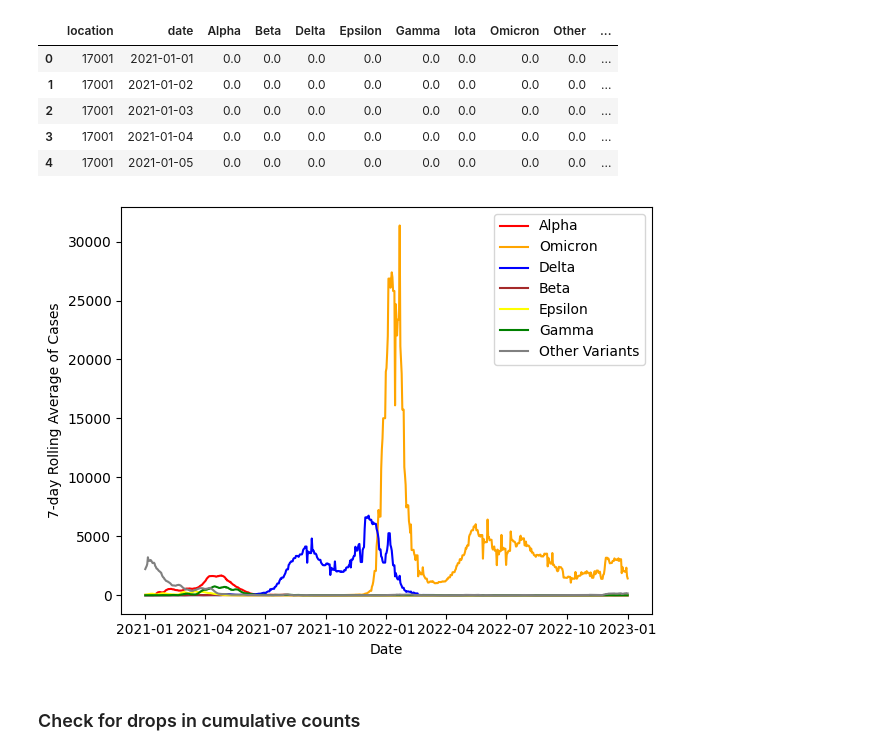
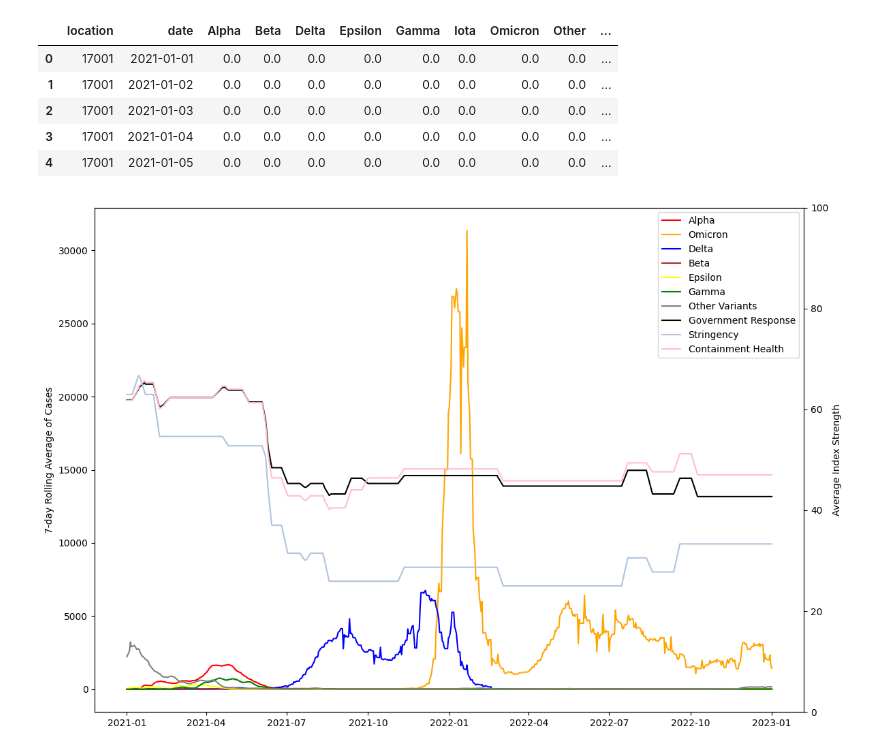
Before and after one commit to roomtempfusion/STAT-461-Group-Project, a Jupyter notebook: data processing/data_processor.ipynb, the cells around one changed output. Saved outputs shown, nothing was run; the diff lists cells and outputs as text; code cells hidden in the pictures.

Commit message:
More graphics code

```diff
--- a/data processing/data_processor.ipynb
+++ b/data processing/data_processor.ipynb
@@ -785,21 +785,32 @@ combined_covariates_v3_rolling.head()
 # %%
 tmp_3 = combined_covariates_v3_rolling.groupby('date').sum().reset_index()
 
-plt.plot(tmp_3['date'], tmp_3['Alpha'], color='red', label='Alpha')
-plt.plot(tmp_3['date'], tmp_3['Omicron'], color='orange', label='Omicron')
-plt.plot(tmp_3['date'], tmp_3['Delta'], color='blue', label='Delta')
-plt.plot(tmp_3['date'], tmp_3['Beta'], color='brown', label='Beta')
-plt.plot(tmp_3['date'], tmp_3['Epsilon'], color='yellow', label='Epsilon')
-plt.plot(tmp_3['date'], tmp_3['Gamma'], color='green', label='Gamma')
-plt.plot(tmp_3['date'], tmp_3['Other'], color='gray', label='Other Variants')
-plt.legend()
-plt.ylabel('7-day Rolling Average of Cases')
+fig, ax1 = plt.subplots(figsize=(12,8))
+
+ax2 = ax1.twinx()  # create secondary y-axis
+
+ax1.plot(tmp_3['date'], tmp_3['Alpha'], color='red', label='Alpha')
+ax1.plot(tmp_3['date'], tmp_3['Omicron'], color='orange', label='Omicron')
+ax1.plot(tmp_3['date'], tmp_3['Delta'], color='blue', label='Delta')
+ax1.plot(tmp_3['date'], tmp_3['Beta'], color='brown', label='Beta')
+ax1.plot(tmp_3['date'], tmp_3['Epsilon'], color='yellow', label='Epsilon')
+ax1.plot(tmp_3['date'], tmp_3['Gamma'], color='green', label='Gamma')
+ax1.plot(tmp_3['date'], tmp_3['Other'], color='gray', label='Other Variants')
+
+ax2.plot(tmp_3['date'], tmp_3.government_response_index/102, label='Government Response', color='black')
+ax2.plot(tmp_3['date'], tmp_3.stringency_index/102, label='Stringency', color='lightsteelblue')
+ax2.plot(tmp_3['date'], tmp_3.containment_health_index/102, label='Containment Health', color='pink')
+
+lines_1, labels_1 = ax1.get_legend_handles_labels()
+lines_2, labels_2 = ax2.get_legend_handles_labels()
+ax1.legend(lines_1 + lines_2, labels_1 + labels_2, loc='upper right')
+ax1.set_ylabel('7-day Rolling Average of Cases')
+ax2.set_ylabel('Average Index Strength')
+ax2.set_ylim(ymin=0, ymax=100)
 plt.xlabel('Date')
 plt.tight_layout()
 plt.show()
 # %% [output]
-[figure, old version]
+[figure, new version]
 # %%
 combined_covariates_v3_rolling.to_csv('../processed data/rolling_covariates_v3.csv', index=False)
-# %% [markdown]
-### Check for drops in cumulative counts
```
Also changed, not shown: parts of 9 cells of this notebook, 1 other file.
